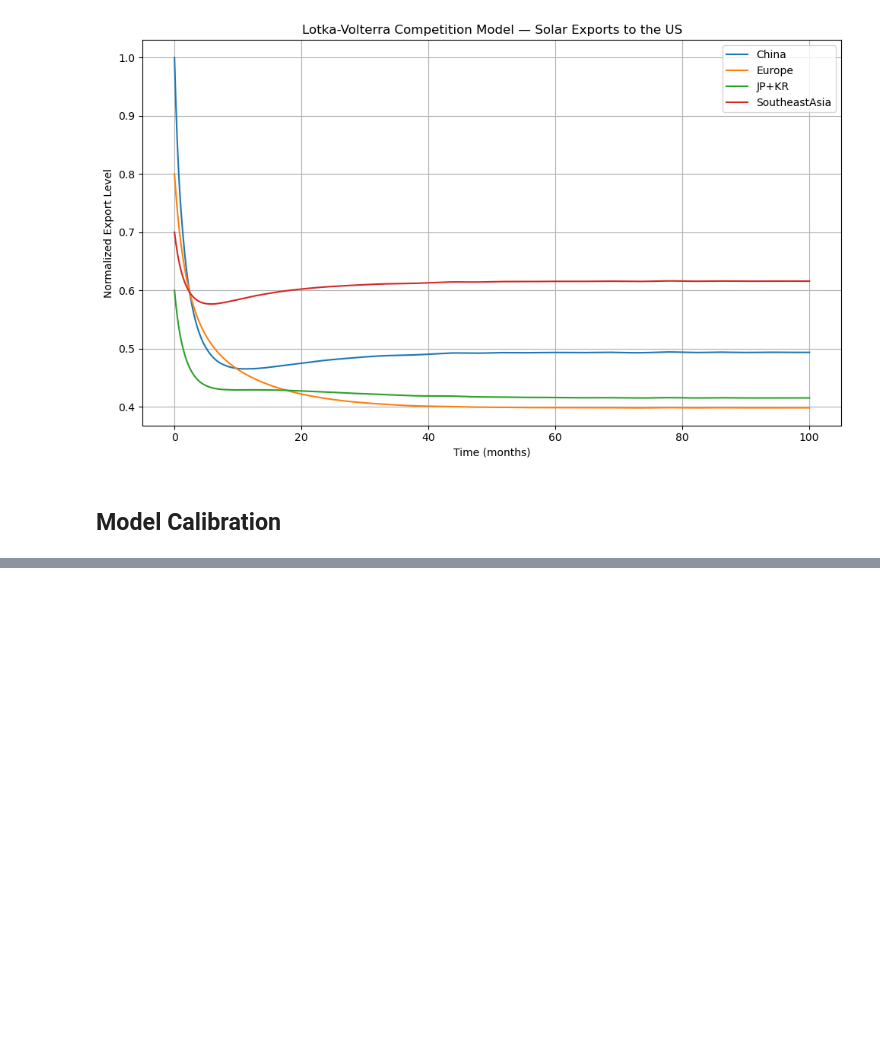
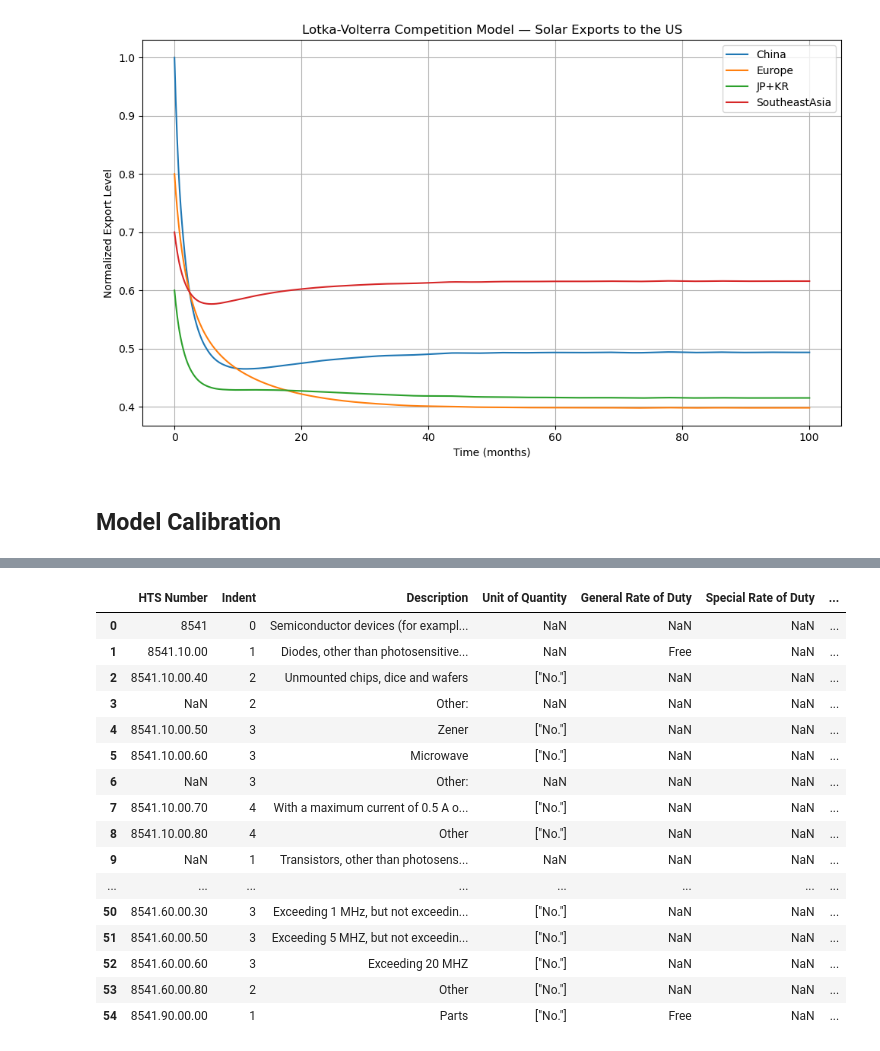
Before and after one commit to LeonardoPolverari/simulation_project, a Jupyter notebook: notebooks/prove_angius.ipynb, the cells around one changed output, grey strips where cells are left out. Cells and saved outputs as stored; diff of their text form; code cells hidden in the pictures; blank space fills up the shorter version.

```diff
--- a/notebooks/prove_angius.ipynb
+++ b/notebooks/prove_angius.ipynb
@@ -194,0 +199,21 @@ plt.show()
+# %%
+tariff_data = pd.read_csv(data_path / 'htsdata.csv')
+tariff_data
+# %% [output]
+|  | HTS Number | Indent | Description | Unit of Quantity | General Rate of Duty | Special Rate of Duty | ... |
+| 0 | 8541 | 0 | Semiconductor devices (for exampl... | NaN | NaN | NaN | ... |
+| 1 | 8541.10.00 | 1 | Diodes, other than photosensitive... | NaN | Free | NaN | ... |
+| 2 | 8541.10.00.40 | 2 | Unmounted chips, dice and wafers | ["No."] | NaN | NaN | ... |
+| 3 | NaN | 2 | Other: | NaN | NaN | NaN | ... |
+| 4 | 8541.10.00.50 | 3 | Zener | ["No."] | NaN | NaN | ... |
+| 5 | 8541.10.00.60 | 3 | Microwave | ["No."] | NaN | NaN | ... |
+| 6 | NaN | 3 | Other: | NaN | NaN | NaN | ... |
+| 7 | 8541.10.00.70 | 4 | With a maximum current of 0.5 A o... | ["No."] | NaN | NaN | ... |
+| 8 | 8541.10.00.80 | 4 | Other | ["No."] | NaN | NaN | ... |
+| 9 | NaN | 1 | Transistors, other than photosens... | NaN | NaN | NaN | ... |
+| ... | ... | ... | ... | ... | ... | ... | ... |
+| 50 | 8541.60.00.30 | 3 | Exceeding 1 MHz, but not exceedin... | ["No."] | NaN | NaN | ... |
+| 51 | 8541.60.00.50 | 3 | Exceeding 5 MHZ, but not exceedin... | ["No."] | NaN | NaN | ... |
+| 52 | 8541.60.00.60 | 3 | Exceeding 20 MHZ | ["No."] | NaN | NaN | ... |
+| 53 | 8541.60.00.80 | 2 | Other | ["No."] | NaN | NaN | ... |
+| 54 | 8541.90.00.00 | 1 | Parts | ["No."] | Free | NaN | ... |
```
Also changed, not shown: parts of 4 cells of this notebook, 2 other files.
